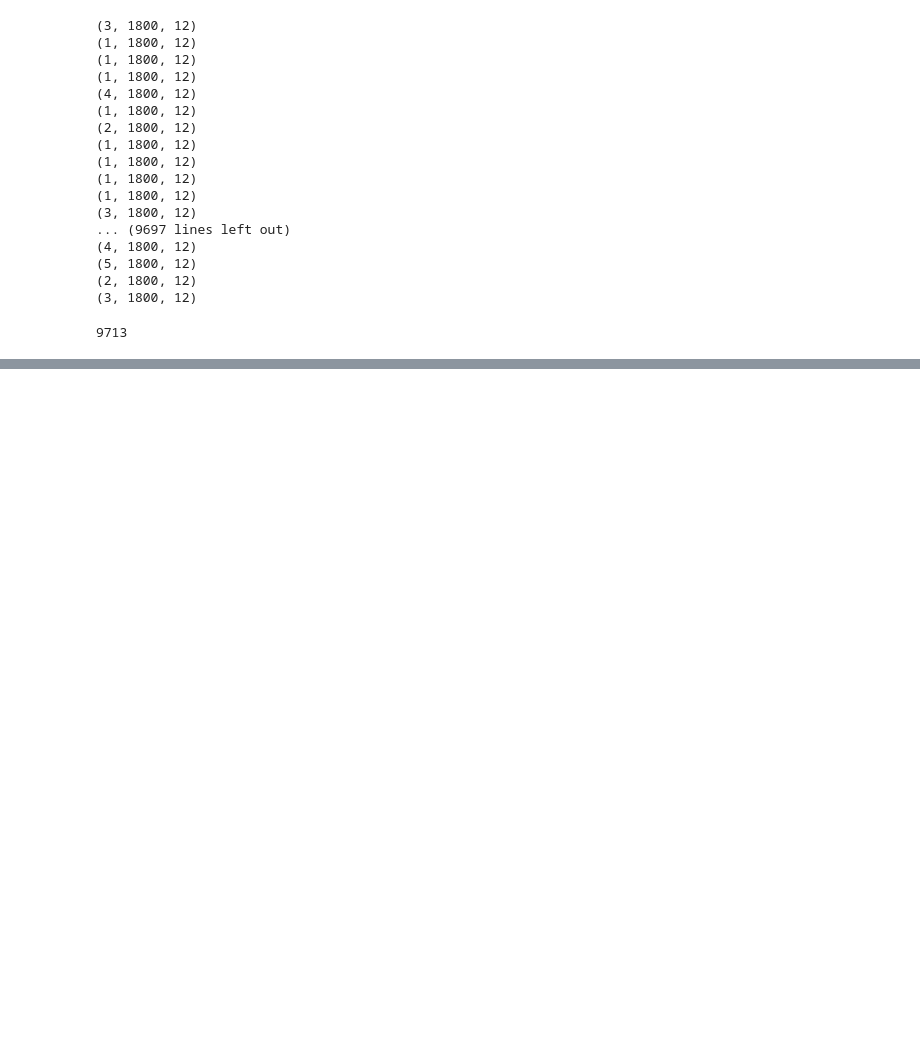
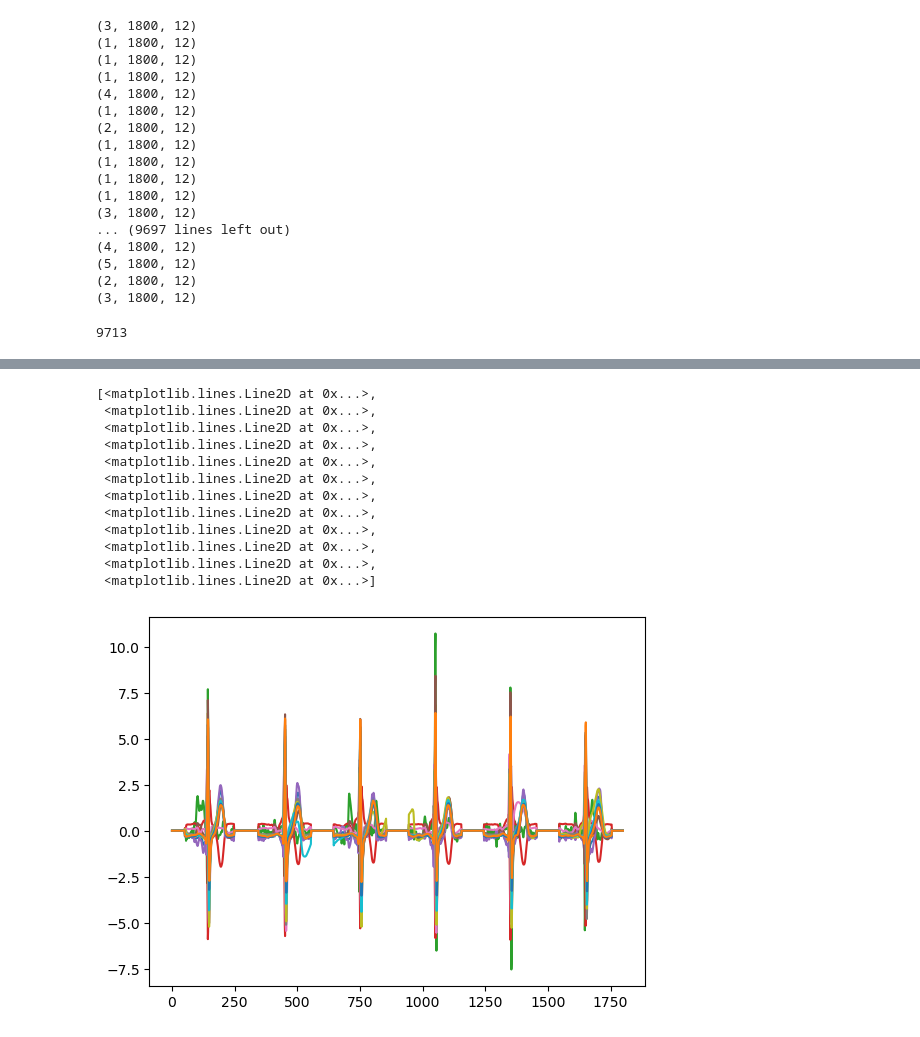
Before and after one commit to 3hiuwoo/PMQ, a Jupyter notebook: data_preprocessing/chapman.ipynb, the cells around one changed output, grey strips where cells are left out. Drawn from its saved outputs; the diff is of its cells as text; code cells hidden in the pictures; blank space fills up the shorter version.

```diff
--- a/data_preprocessing/chapman_preprocess.ipynb
+++ b/data_preprocessing/chapman.ipynb
@@ -250,3 +209,7 @@ df_label = pd.DataFrame([new_label_dict]).T
 df_label = df_label.reset_index().astype('int64')
 labels = df_label[[0, 'index']].values
 np.save(os.path.join(label_path, 'label'), labels)
+# %%
+# test
+sig = np.load('../dataset/chapman/feature/feature_01000.npy')
+sig
@@ -252,0 +232,16 @@ np.save(os.path.join(label_path, 'label'), labels)
+# %%
+plt.plot(sig[0])
+# %% [output]
+[<matplotlib.lines.Line2D at 0x...>,
+ <matplotlib.lines.Line2D at 0x...>,
+ <matplotlib.lines.Line2D at 0x...>,
+ <matplotlib.lines.Line2D at 0x...>,
+ <matplotlib.lines.Line2D at 0x...>,
+ <matplotlib.lines.Line2D at 0x...>,
+ <matplotlib.lines.Line2D at 0x...>,
+ <matplotlib.lines.Line2D at 0x...>,
+ <matplotlib.lines.Line2D at 0x...>,
+ <matplotlib.lines.Line2D at 0x...>,
+ <matplotlib.lines.Line2D at 0x...>,
+ <matplotlib.lines.Line2D at 0x...>]
+[figure, added]
```
Also changed, not shown: parts of 17 cells of this notebook, 4 other files.
